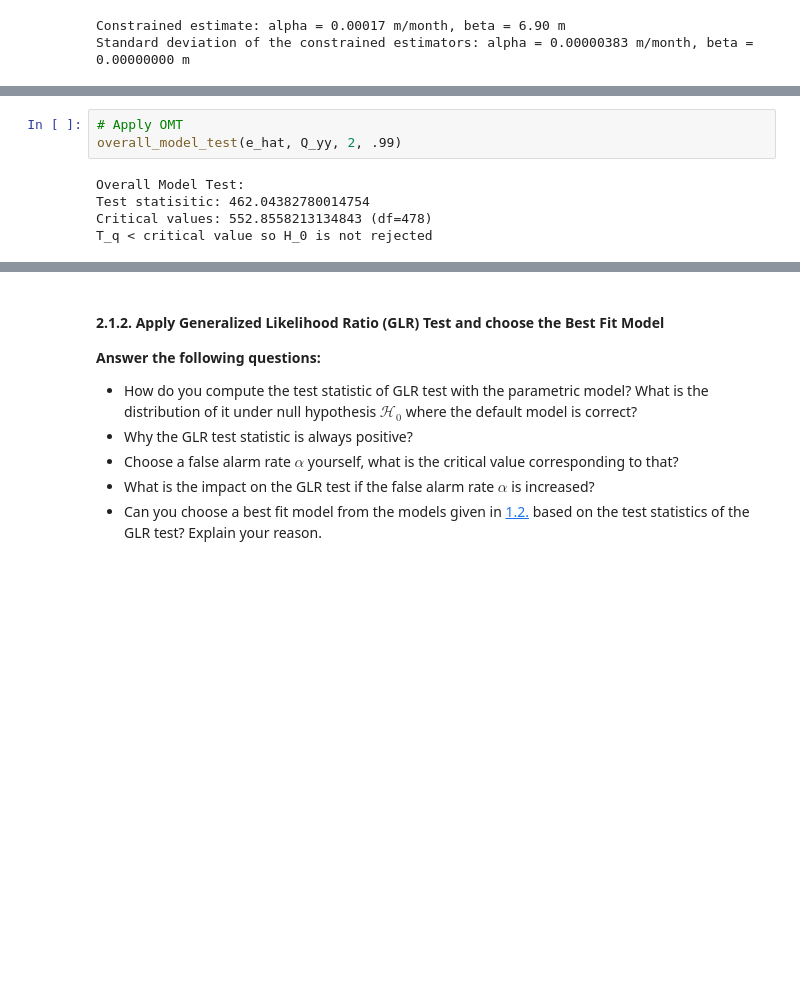
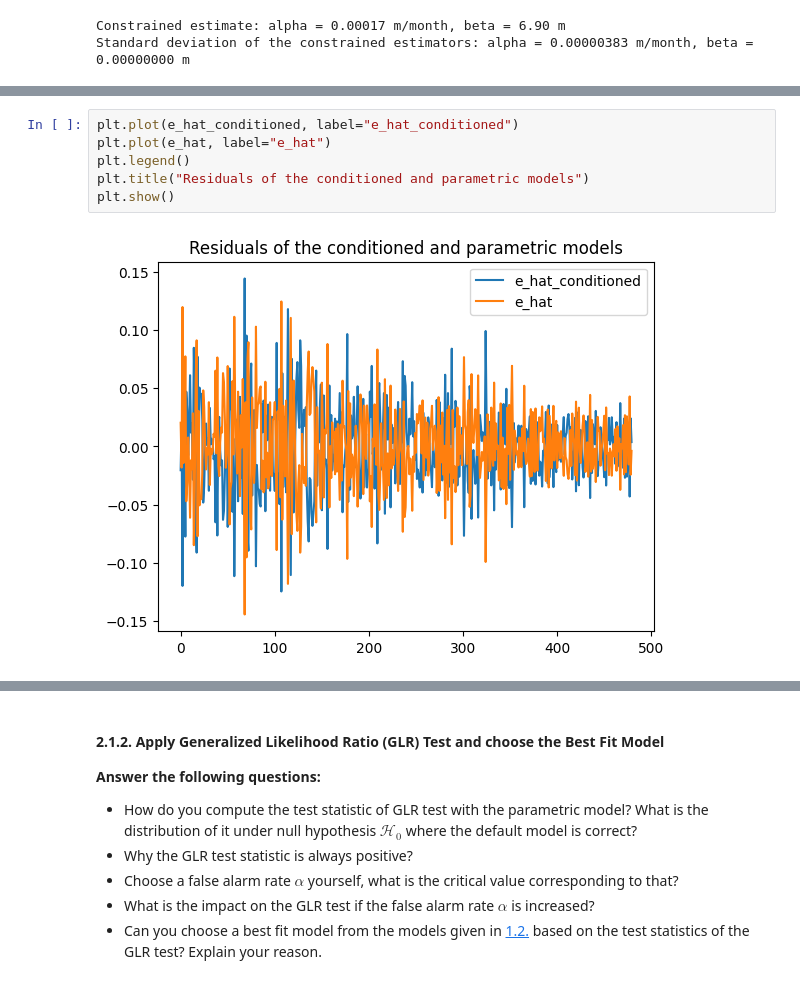
Before and after one commit to ICSlingerland/Geo-Data-Analysis, a Jupyter notebook: Unit-HoekvanHolland/Notebook 1.ipynb, the cells around one changed output, grey strips where cells are left out. Drawn from its saved outputs; the diff is of its cells as text; blank space fills up the shorter version.

```diff
--- a/Unit-HoekvanHolland/Notebook 1.ipynb
+++ b/Unit-HoekvanHolland/Notebook 1.ipynb
@@ -632,8 +650,8 @@ def overall_model_test(e0, Q_yy, n, alpha):
-# %%
-# Apply OMT
-overall_model_test(e_hat, Q_yy, 2, .99)
-# %% [output]
-Overall Model Test:
-Test statisitic: 462.04382780014754
-Critical values: 552.8558213134843 (df=478)
-T_q < critical value so H_0 is not rejected
+# %%
+plt.plot(e_hat_conditioned, label="e_hat_conditioned")
+plt.plot(e_hat, label="e_hat")
+plt.legend()
+plt.title("Residuals of the conditioned and parametric models")
+plt.show()
+# %% [output]
+[figure, added]
```
Also changed, not shown: parts of 13 cells of this notebook, 1 other file.
